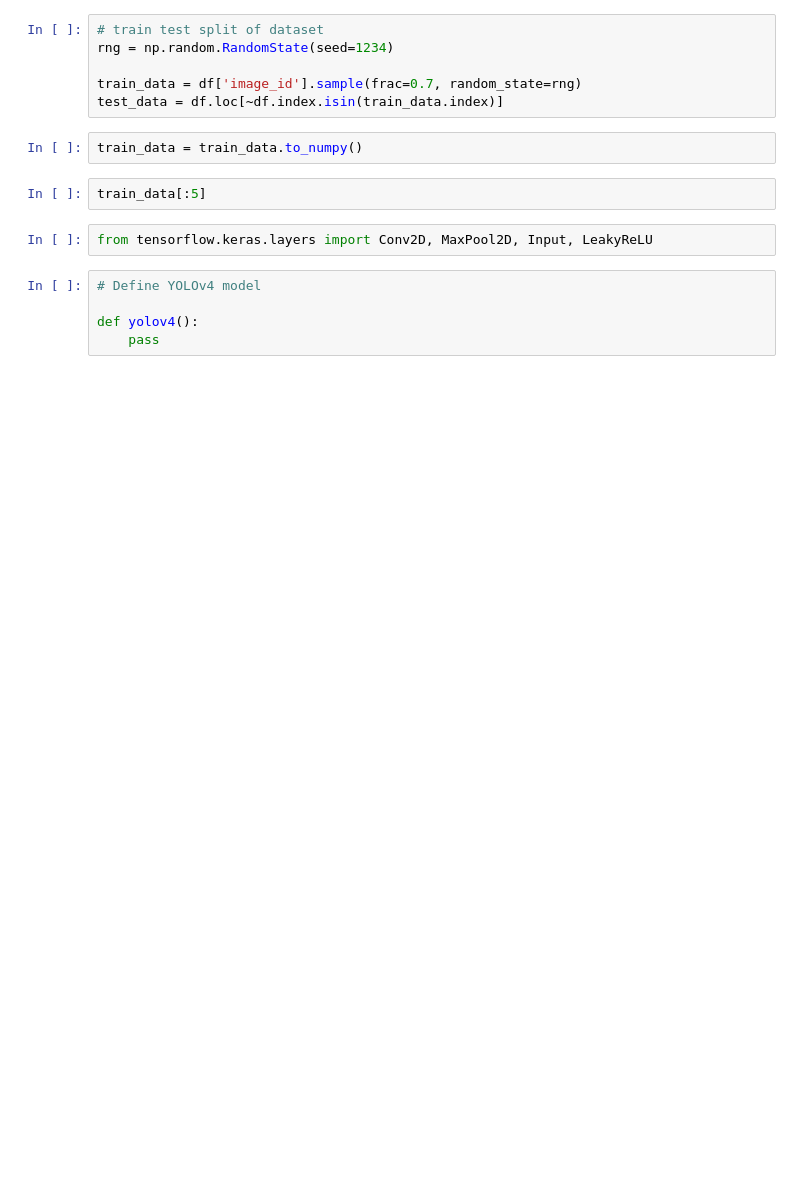
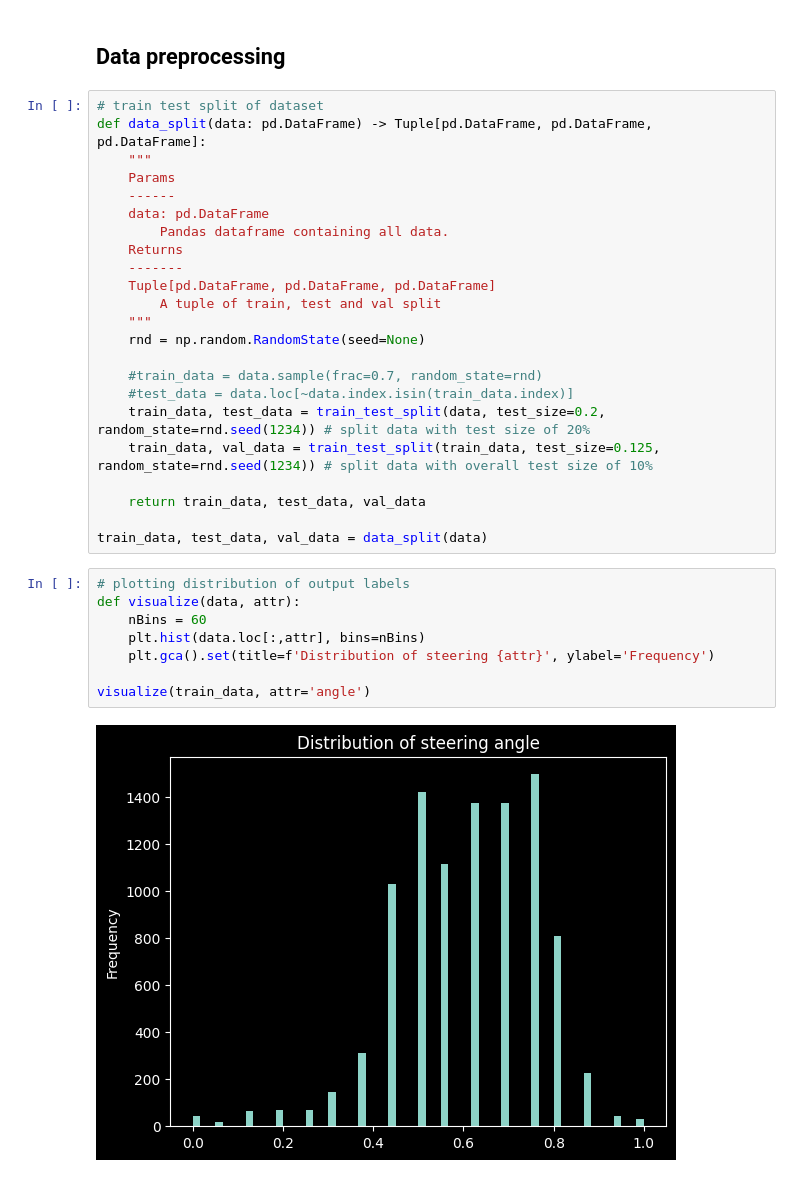
Before and after one commit to rahul-nauni/PiCarNet, a Jupyter notebook: utils.ipynb, the cells around one changed output. Cells and saved outputs as stored; diff of their text form; blank space fills up the shorter version.

```diff
--- a/utils.ipynb
+++ b/utils.ipynb
@@ -284,17 +65,35 @@ df.head()
-# %%
-# train test split of dataset
-rng = np.random.RandomState(seed=1234)
-
-train_data = df['image_id'].sample(frac=0.7, random_state=rng)
-test_data = df.loc[~df.index.isin(train_data.index)]
-# %%
-train_data = train_data.to_numpy()
-# %%
-train_data[:5]
-# %%
-from tensorflow.keras.layers import Conv2D, MaxPool2D, Input, LeakyReLU
-# %%
-# Define YOLOv4 model
-
-def yolov4():
-    pass
+# %% [markdown]
+## Data preprocessing
+# %%
+# train test split of dataset
+def data_split(data: pd.DataFrame) -> Tuple[pd.DataFrame, pd.DataFrame, pd.DataFrame]:
+    """
+    Params
+    ------
+    data: pd.DataFrame
+        Pandas dataframe containing all data.
+    Returns
+    -------
+    Tuple[pd.DataFrame, pd.DataFrame, pd.DataFrame]
+        A tuple of train, test and val split
+    """
+    rnd = np.random.RandomState(seed=None)
+
+    #train_data = data.sample(frac=0.7, random_state=rnd)
+    #test_data = data.loc[~data.index.isin(train_data.index)]
+    train_data, test_data = train_test_split(data, test_size=0.2, random_state=rnd.seed(1234)) # split data with test size of 20%
+    train_data, val_data = train_test_split(train_data, test_size=0.125, random_state=rnd.seed(1234)) # split data with overall test size of 10%
+
+    return train_data, test_data, val_data
+
+train_data, test_data, val_data = data_split(data)
+# %%
+# plotting distribution of output labels
+def visualize(data, attr):
+    nBins = 60
+    plt.hist(data.loc[:,attr], bins=nBins)
+    plt.gca().set(title=f'Distribution of steering {attr}', ylabel='Frequency')
+
+visualize(train_data, attr='angle')
+# %% [output]
+[figure, added]
```
Also changed, not shown: parts of 49 cells of this notebook, 44 other files.
